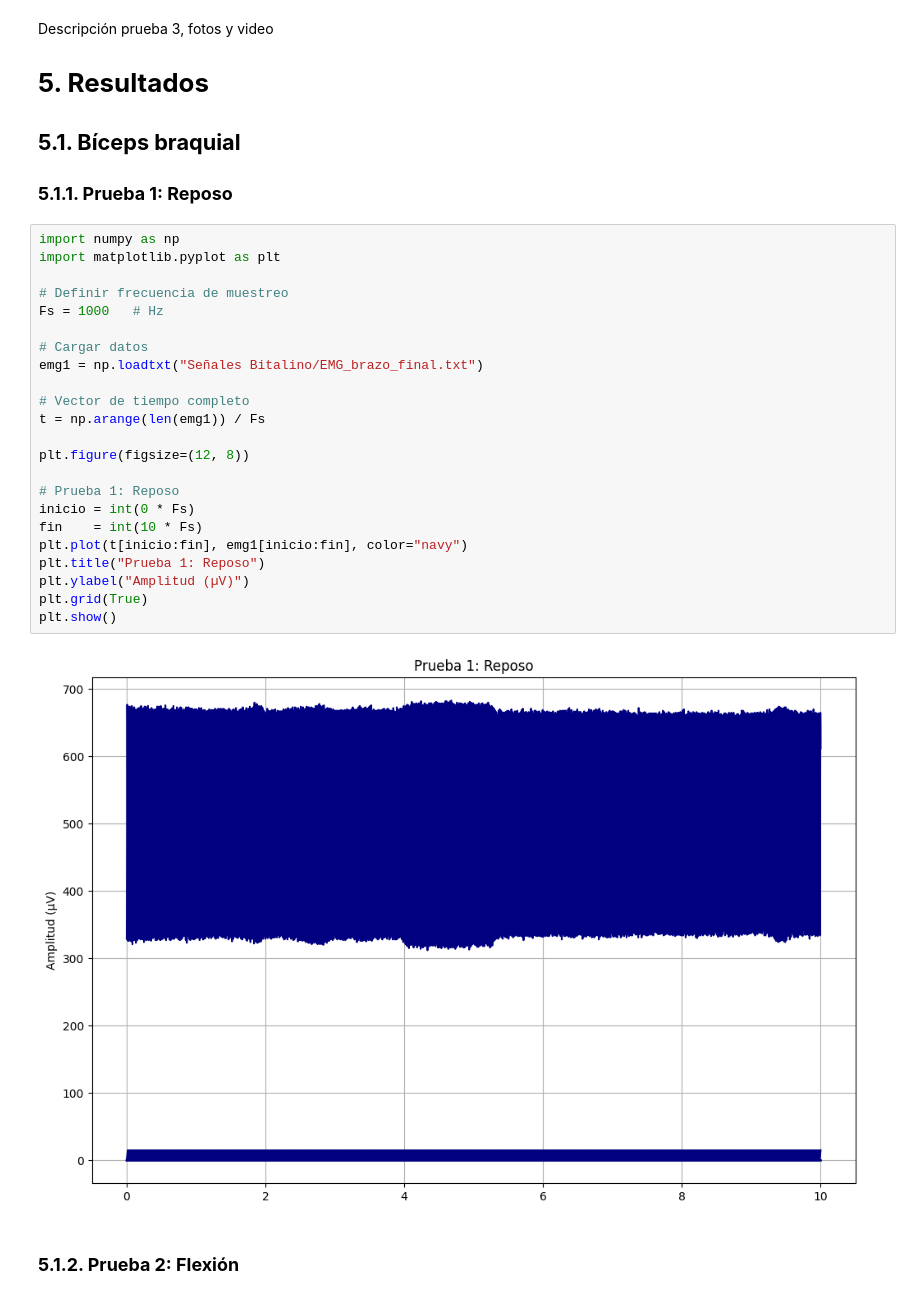
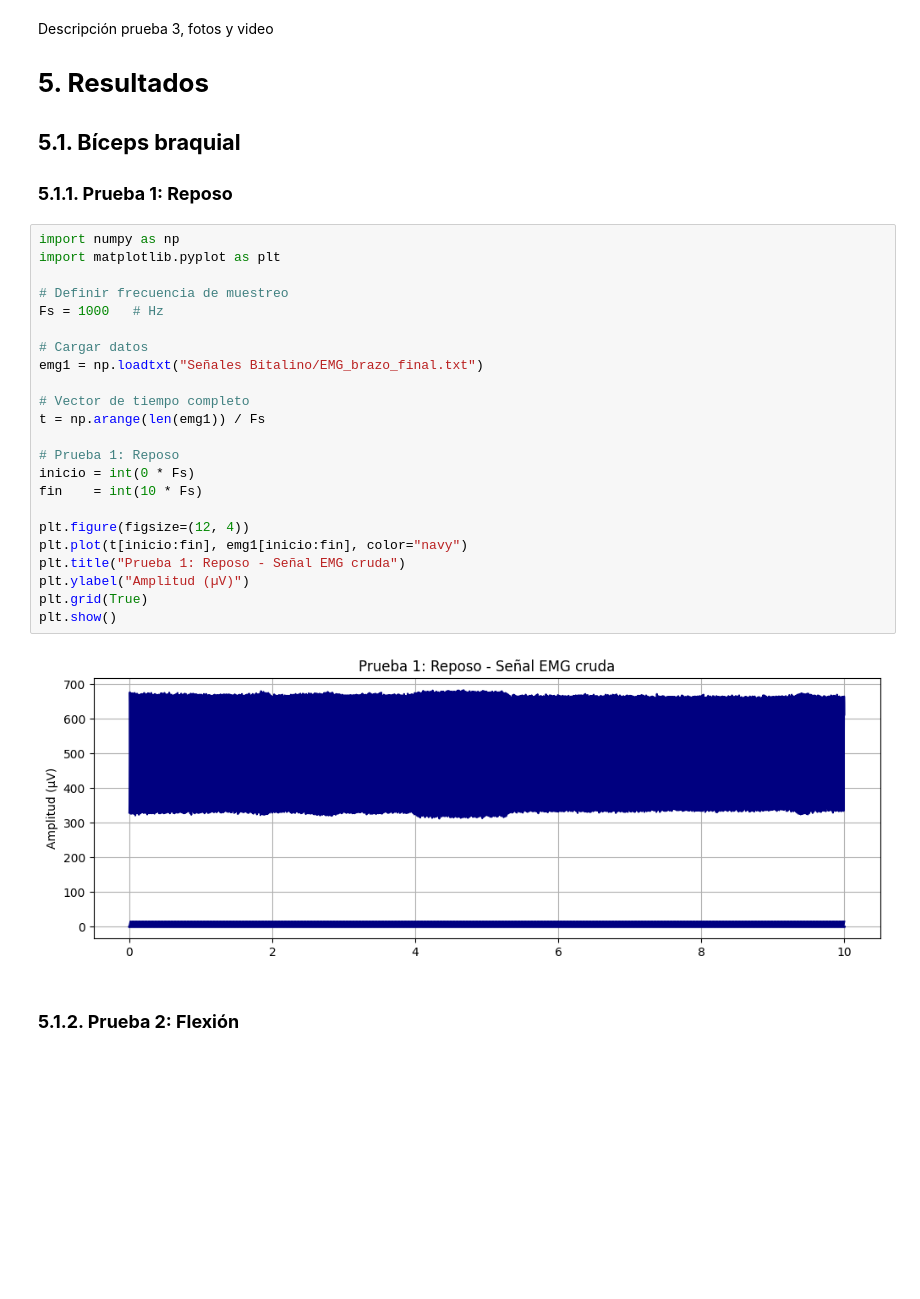
Before and after one commit to Andres-Landeo/GRUPO-09-ISB-2025-II, a Jupyter notebook: Laboratorios/Laboratorio 3 - Adquisición de señales EMG con BITalino/Informe.ipynb, the cells around one changed output. Drawn from its saved outputs; the diff is of its cells as text; blank space fills up the shorter version.

```diff
--- a/Laboratorios/Laboratorio 3 - Adquisición de señales EMG con BITalino/Informe.ipynb
+++ b/Laboratorios/Laboratorio 3 - Adquisición de señales EMG con BITalino/Informe.ipynb
@@ -62,28 +62,28 @@ Descripción prueba 3, fotos y video
 # %%
 import numpy as np
 import matplotlib.pyplot as plt
 
 # Definir frecuencia de muestreo
 Fs = 1000   # Hz
 
 # Cargar datos
 emg1 = np.loadtxt("Señales Bitalino/EMG_brazo_final.txt")
 
 # Vector de tiempo completo
 t = np.arange(len(emg1)) / Fs
 
-plt.figure(figsize=(12, 8))
-
 # Prueba 1: Reposo
 inicio = int(0 * Fs)
 fin    = int(10 * Fs)
+
+plt.figure(figsize=(12, 4))
 plt.plot(t[inicio:fin], emg1[inicio:fin], color="navy")
-plt.title("Prueba 1: Reposo")
+plt.title("Prueba 1: Reposo - Señal EMG cruda")
 plt.ylabel("Amplitud (µV)")
 plt.grid(True)
 plt.show()
 # %% [output]
-[figure, old version]
+[figure, new version]
 # %% [markdown]
 ### **5.1.2. Prueba 2: Flexión**
 # %%
```
Also changed, not shown: parts of 15 cells of this notebook.
